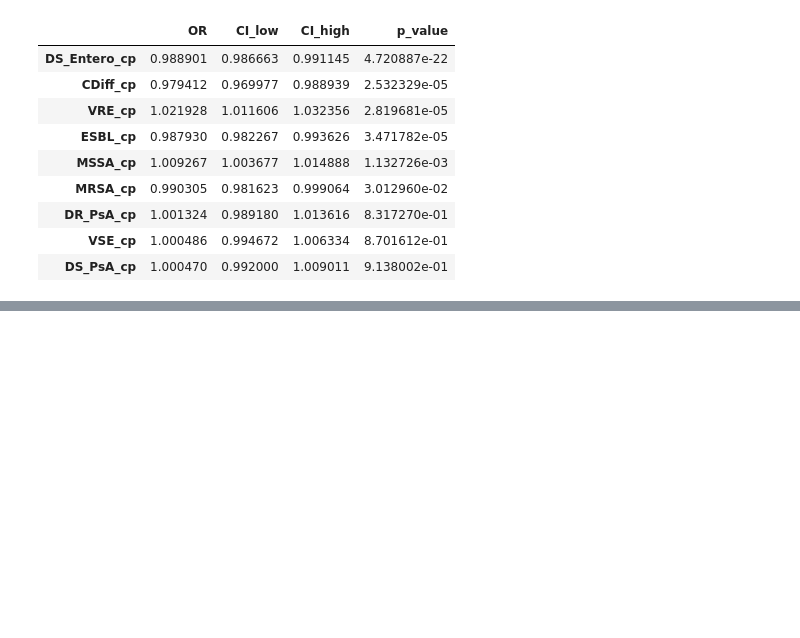
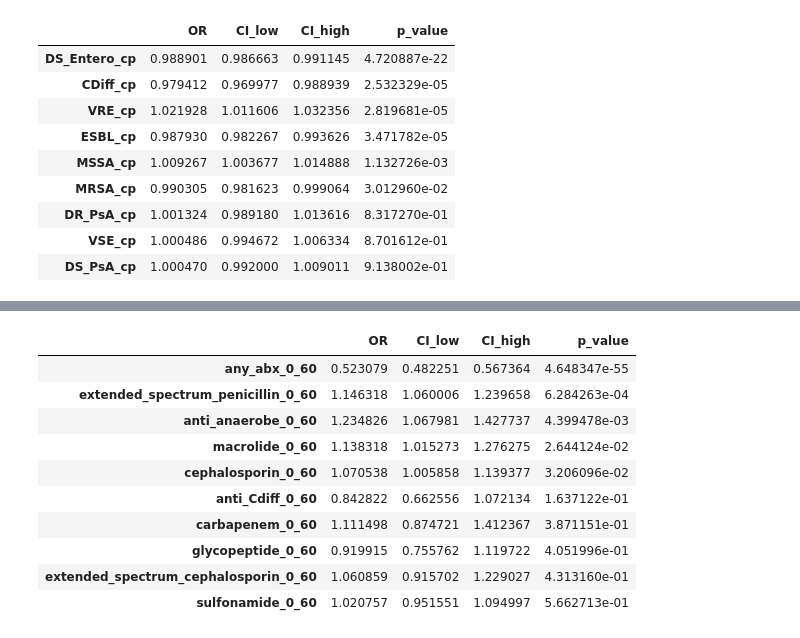
Before and after one commit to alexjr721/hospital-onset-infection-risk-model, a Jupyter notebook: notebooks/02_inferential_analysis.ipynb, the cells around one changed output, grey strips where cells are left out. Cells and saved outputs as stored; diff of their text form; code cells hidden in the pictures; blank space fills up the shorter version.

```diff
--- a/notebooks/02_inferential_analysis.ipynb
+++ b/notebooks/02_inferential_analysis.ipynb
@@ -256,0 +370,30 @@ or_cp_cpvars
+# %%
+params_abx = model_abx.params
+conf_abx = model_abx.conf_int()
+
+or_abx = pd.DataFrame({
+    "OR": np.exp(params_abx),
+    "CI_low": np.exp(conf_abx[0]),
+    "CI_high": np.exp(conf_abx[1]),
+    "p_value": model_abx.pvalues
+})
+
+or_abx_abxvars = (
+    or_abx
+    .loc[abx_cols]
+    .sort_values("p_value")
+)
+
+or_abx_abxvars.head(10)
+# %% [output]
+|  | OR | CI_low | CI_high | p_value |
+| any_abx_0_60 | 0.523079 | 0.482251 | 0.567364 | 4.648347e-55 |
+| extended_spectrum_penicillin_0_60 | 1.146318 | 1.060006 | 1.239658 | 6.284263e-04 |
+| anti_anaerobe_0_60 | 1.234826 | 1.067981 | 1.427737 | 4.399478e-03 |
+| macrolide_0_60 | 1.138318 | 1.015273 | 1.276275 | 2.644124e-02 |
+| cephalosporin_0_60 | 1.070538 | 1.005858 | 1.139377 | 3.206096e-02 |
+| anti_Cdiff_0_60 | 0.842822 | 0.662556 | 1.072134 | 1.637122e-01 |
+| carbapenem_0_60 | 1.111498 | 0.874721 | 1.412367 | 3.871151e-01 |
+| glycopeptide_0_60 | 0.919915 | 0.755762 | 1.119722 | 4.051996e-01 |
+| extended_spectrum_cephalosporin_0_60 | 1.060859 | 0.915702 | 1.229027 | 4.313160e-01 |
+| sulfonamide_0_60 | 1.020757 | 0.951551 | 1.094997 | 5.662713e-01 |
```
Also changed, not shown: parts of 16 cells of this notebook.
